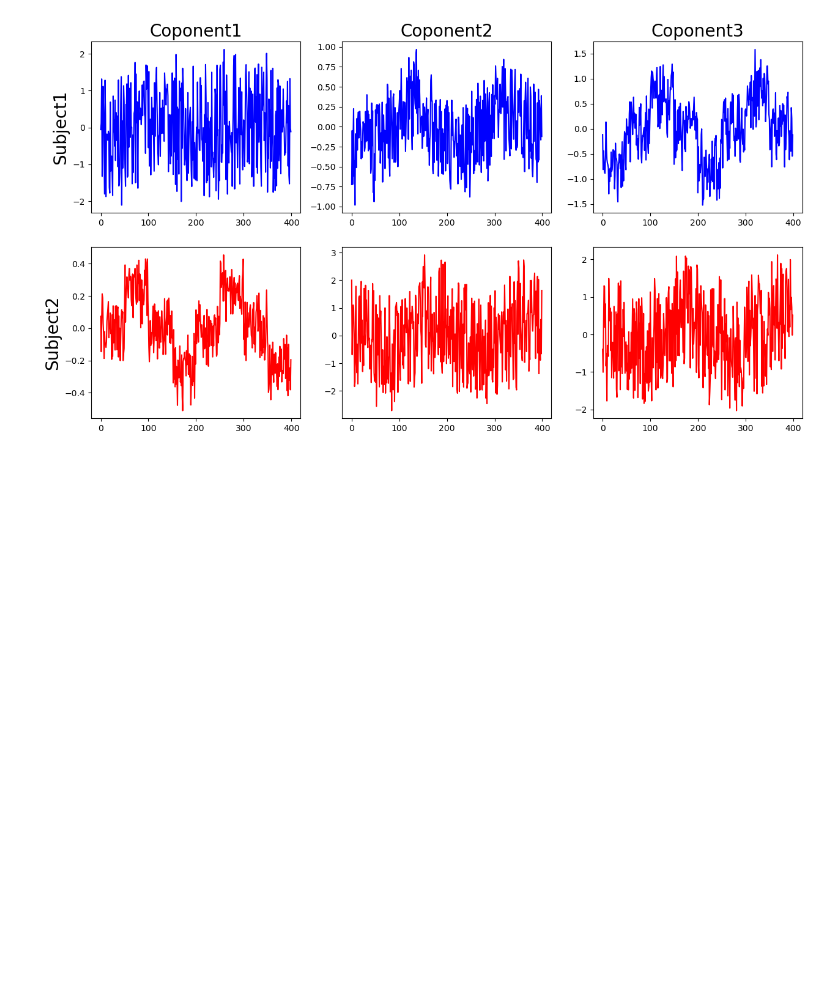
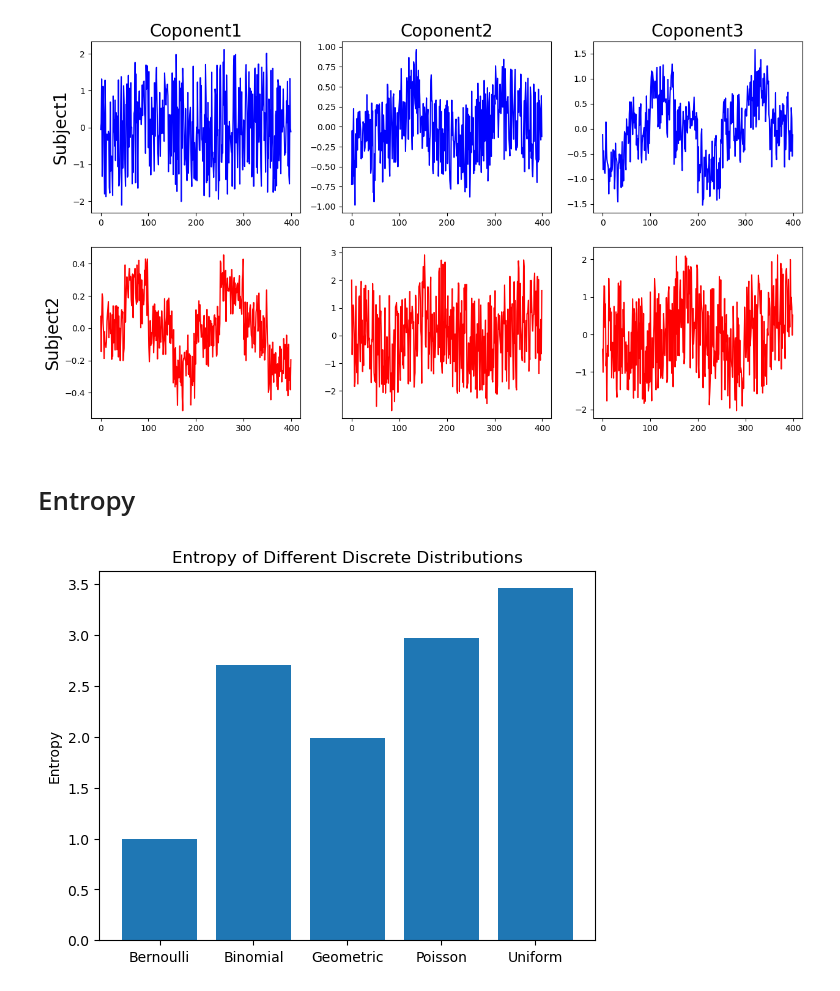
Before and after one commit to Yujingoto/EEG-Analysis, a Jupyter notebook: Math/Others/Codes.ipynb, the cells around one changed output. Drawn from its saved outputs; the diff is of its cells as text; code cells hidden in the pictures; blank space fills up the shorter version.

Commit message:
entropy

```diff
--- a/Math/Others/Codes.ipynb
+++ b/Math/Others/Codes.ipynb
@@ -154,3 +154,52 @@ plt.plot(y2[:,2], color="r")
 plt.savefig('../figures/CCA2_2.png')
 # %% [output]
 [figure]
+# %% [markdown]
+# Entropy
+# %%
+import numpy as np
+import matplotlib.pyplot as plt
+from scipy.stats import bernoulli, binom, geom, poisson, randint
+
+# エントロピー計算関数
+def calc_entropy(probs):
+    return -np.sum(probs * np.log2(probs + np.finfo(float).eps))  # 小さな値を追加してlog(0)を回避
+
+# ベルヌーイ分布
+p_bernoulli = 0.5
+probabilities_bernoulli = bernoulli.pmf([0, 1], p_bernoulli)
+entropy_bernoulli = calc_entropy(probabilities_bernoulli)
+
+# 二項分布
+n, p_binom = 10, 0.5
+values_binom = np.arange(0, n+1)
+probabilities_binom = binom.pmf(values_binom, n, p_binom)
+entropy_binom = calc_entropy(probabilities_binom)
+
+# 幾何分布
+p_geom = 0.5
+values_geom = np.arange(1, 11)  # 最初の10値を取得
+probabilities_geom = geom.pmf(values_geom, p_geom)
+entropy_geom = calc_entropy(probabilities_geom)
+
+# ポアソン分布
+lambda_ = 5
+values_poisson = np.arange(0, 2*lambda_)
+probabilities_poisson = poisson.pmf(values_poisson, lambda_)
+entropy_poisson = calc_entropy(probabilities_poisson)
+
+# 一様分布
+low, high = 0, 10
+probabilities_uniform = randint.pmf(np.arange(low, high+1), low, high+1)
+entropy_uniform = calc_entropy(probabilities_uniform)
+
+# エントロピーの結果をプロット
+entropies = [entropy_bernoulli, entropy_binom, entropy_geom, entropy_poisson, entropy_uniform]
+labels = ['Bernoulli', 'Binomial', 'Geometric', 'Poisson', 'Uniform']
+plt.bar(labels, entropies)
+plt.ylabel('Entropy')
+plt.title('Entropy of Different Discrete Distributions')
+
+plt.savefig('../figures/entropy_dist.png')
+# %% [output]
+[figure, added]
```
Also changed, not shown: parts of 1 cell of this notebook, 10 other files.
